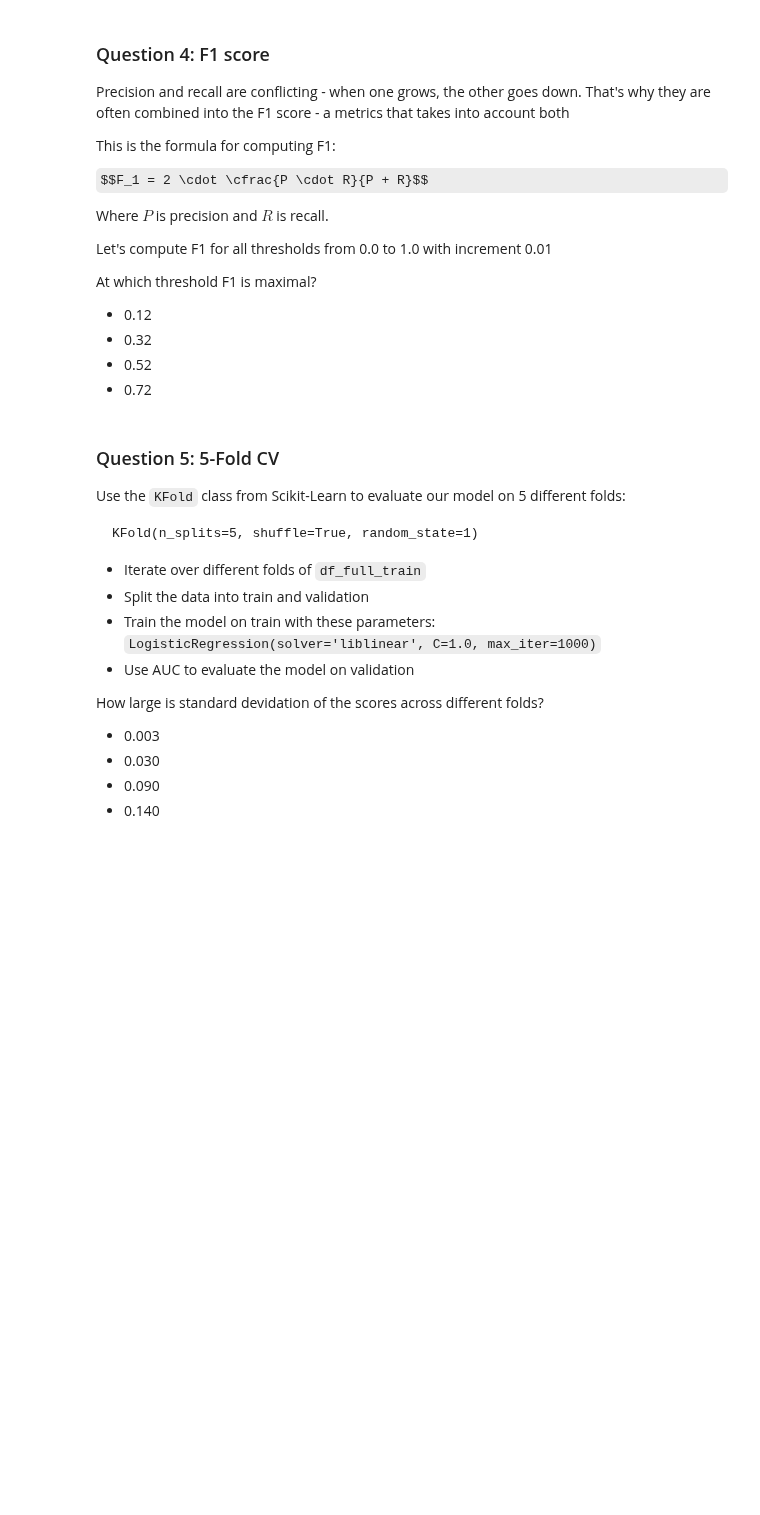
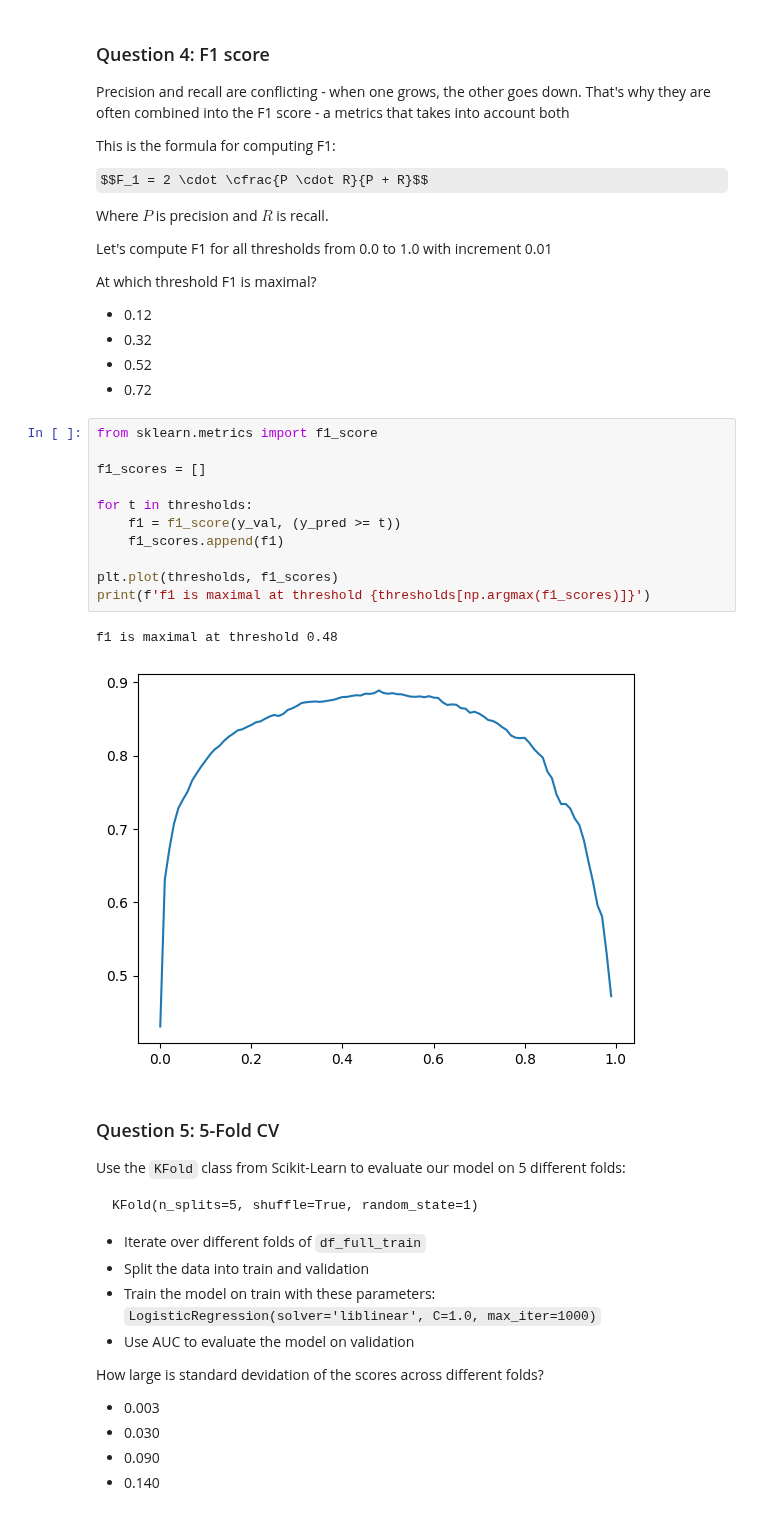
Before and after one commit to aaalexlit/machine-learning-zoomcamp-alex, a Jupyter notebook: ml_zoomcamp_HW4.ipynb, the cells around one changed output. Drawn from its saved outputs; the diff is of its cells as text; some formulas as TeX source; blank space fills up the shorter version.

```diff
--- a/ml_zoomcamp_HW4.ipynb
+++ b/ml_zoomcamp_HW4.ipynb
@@ -213,6 +213,20 @@ At which threshold F1 is maximal?
 - 0.32
 - 0.52
 - 0.72
+# %%
+from sklearn.metrics import f1_score
+
+f1_scores = []
+
+for t in thresholds:
+    f1 = f1_score(y_val, (y_pred >= t))
+    f1_scores.append(f1)
+
+plt.plot(thresholds, f1_scores)
+print(f'f1 is maximal at threshold {thresholds[np.argmax(f1_scores)]}')
+# %% [output]
+f1 is maximal at threshold 0.48
+[figure, added]
 # %% [markdown]
 ### Question 5: 5-Fold CV
 
```
Also changed, not shown: parts of 2 cells of this notebook.
